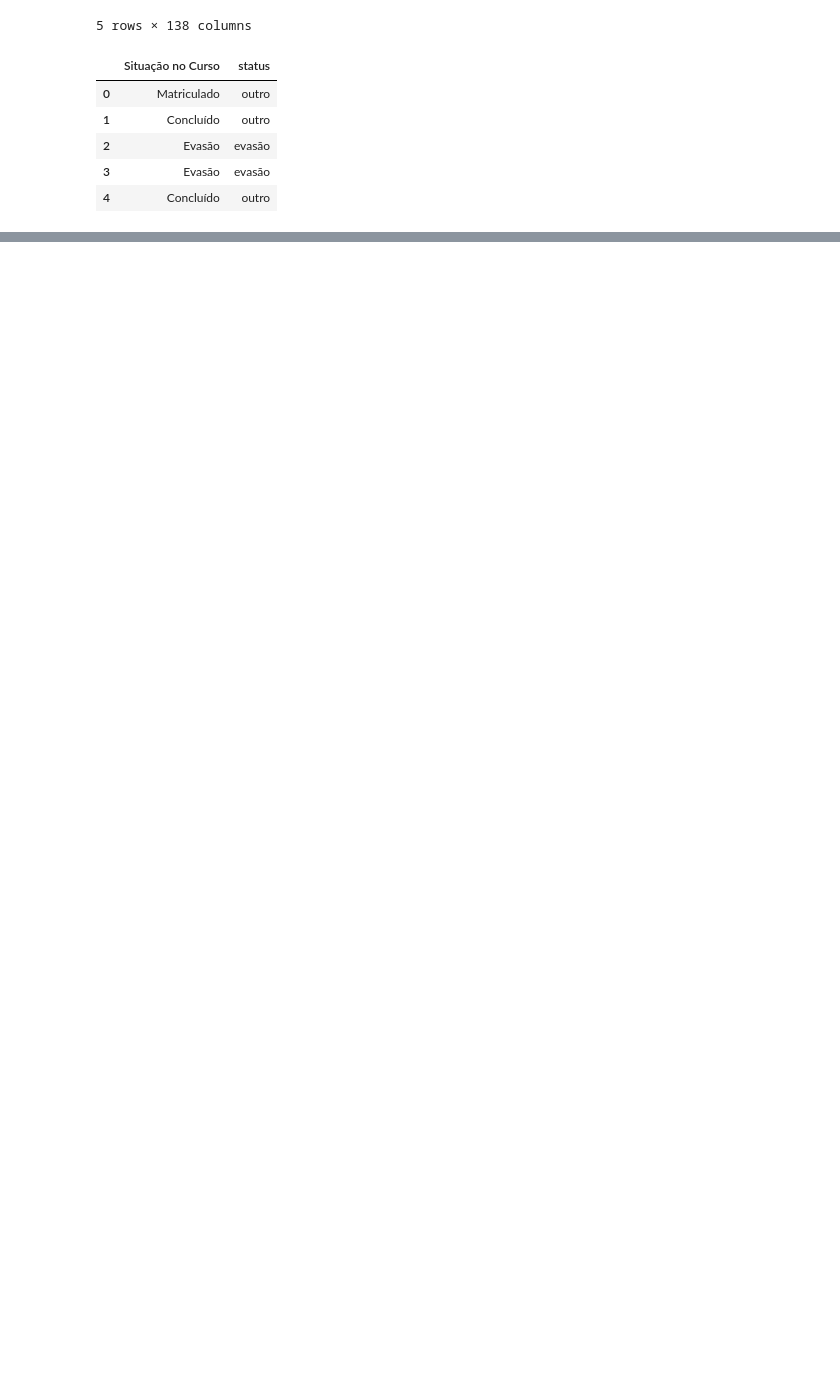
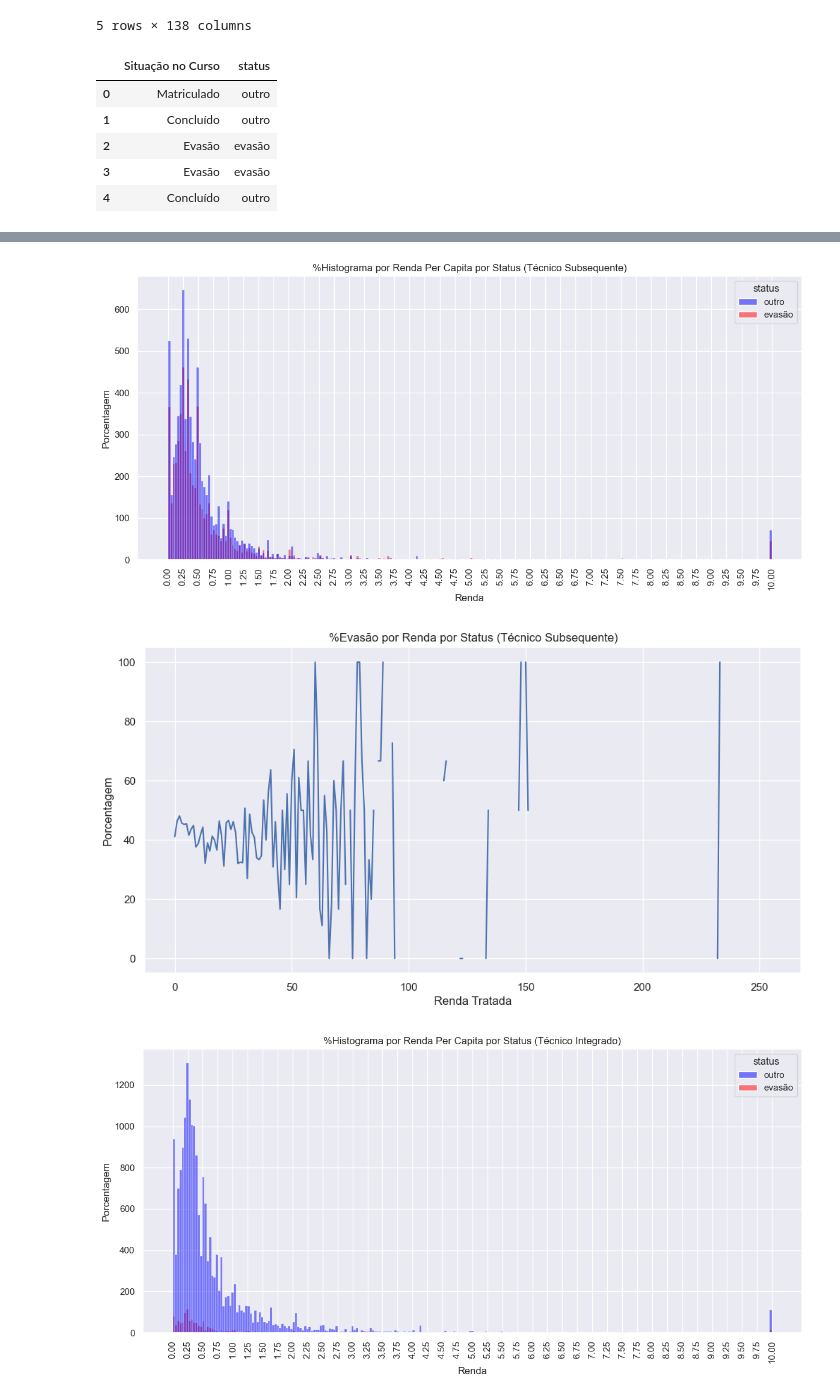
Before and after one commit to tmedeirosb/diagnostico-ofertas-if, a Jupyter notebook: graficos-variados.ipynb, the cells around one changed output, grey strips where cells are left out. Cells and saved outputs as stored; diff of their text form; code cells hidden in the pictures; blank space fills up the shorter version.

Commit message:
atualizando label no x

```diff
--- a/graficos-variados.ipynb
+++ b/graficos-variados.ipynb
@@ -130,0 +119,77 @@ plt.show()
+# %%
+def plot_diff_hist_for_modalidade(data, modalidade_value):
+    """Generate a KDE plot for a given modalidade value."""
+
+    if modalidade_value == "":
+        filtered_data = data
+        modalidade_value = "Geral"
+    else:
+        filtered_data = data[data['Modalidade'] == modalidade_value]
+
+    # Plotting the KDE
+    palette = {"evasão": "red", "outro": "blue"}
+
+    plt.figure(figsize=(12, 6))
+
+    # Plot using Seaborn
+    ax = sns.histplot(data=filtered_data, x="Renda Per Capita", hue="status", palette=palette)
+
+    # Configurar as marcas no eixo x
+    x_start = 0  # ou um valor mínimo mais adequado baseado em seus dados
+    x_end = filtered_data['Renda Per Capita'].max() + 0.25  # para garantir que o último valor seja incluído
+    x_step = 0.25
+    plt.xticks(np.arange(x_start, x_end, x_step), rotation=90)
+
+    plt.title(f"%Histograma por Renda Per Capita por Status ({modalidade_value})")
+    plt.xlabel("Renda")
+    plt.ylabel("Porcentagem")
+    plt.tight_layout()
+    plt.show()
+
+    # Get the colors used in the plot (it might be slightly different than in the palette due to normalization)
+    colors = [patch.get_facecolor() for patch in ax.patches]
+
+    # Store heights based on hue
+    bar_heights = {"evasão": [], "outro": []}
+
+    # Access bar heights
+    for patch, color in zip(ax.patches, colors):
+        if color == ax.get_legend().legendHandles[0].get_facecolor():
+            #print(color)
+            category = "outro"
+        else:
+            #print(color)
+            category = "evasão"
+
+        bar_heights[category].append(patch.get_height())
+
+    #bar_heights
+
+    # Transforming the bar_heights dictionary into a DataFrame
+    bar_heights_df = pd.DataFrame(bar_heights)
+
+    #bar_heights_df.head()
+
+    plt.figure(figsize=(12, 6))
+
+    percentage_evasao = ((bar_heights_df['evasão'] / bar_heights_df.sum(axis=1))*100)
+
+    ax = percentage_evasao.plot()
+    #labels = [item.get_text() for item in ax.get_xticklabels()]
+    #new_labels = [str(float(label)/10) for label in labels]
+    #ax.set_xticklabels(new_labels)
+
+    ax.set_title(f"%Evasão por Renda por Status ({modalidade_value})")
+    ax.set_xlabel("Renda Tratada")
+    ax.set_ylabel("Porcentagem")
+    #ax.tight_layout()
+    plt.show()
+
+
+# Generate the KDE plot for each unique value in 'Modalidade'
+for modalidade in merge2018['Modalidade'].unique():
+    plot_diff_hist_for_modalidade(merge2018, modalidade)
+# %% [output]
+[figure, added]
+[figure, added]
+[figure, added]
```
Also changed, not shown: parts of 3 cells of this notebook.
